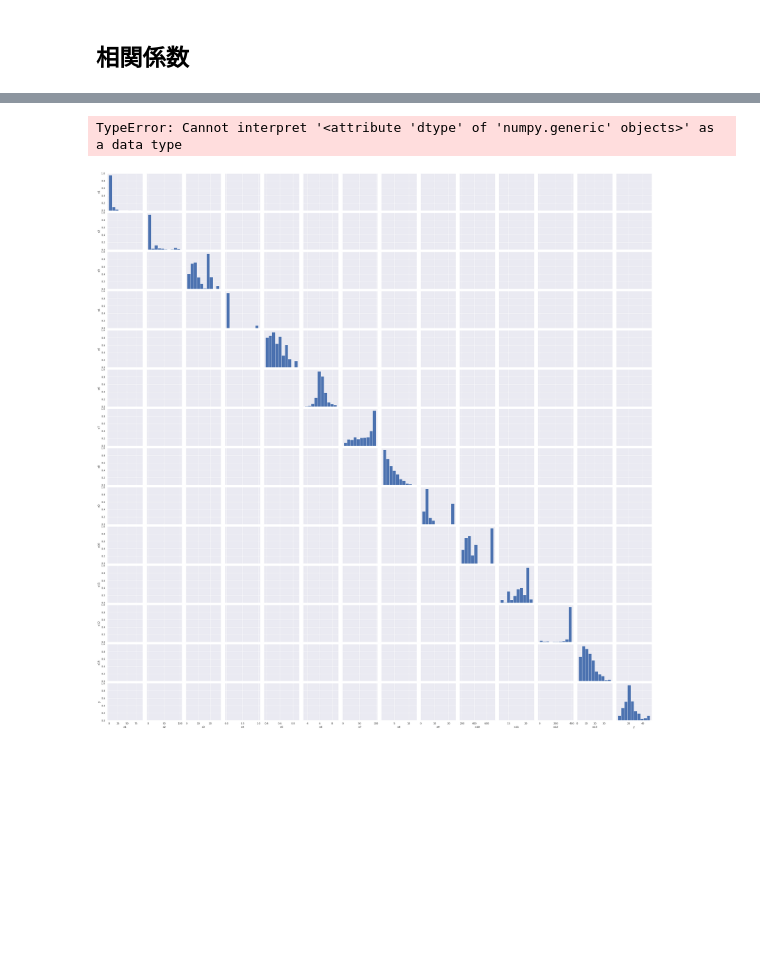
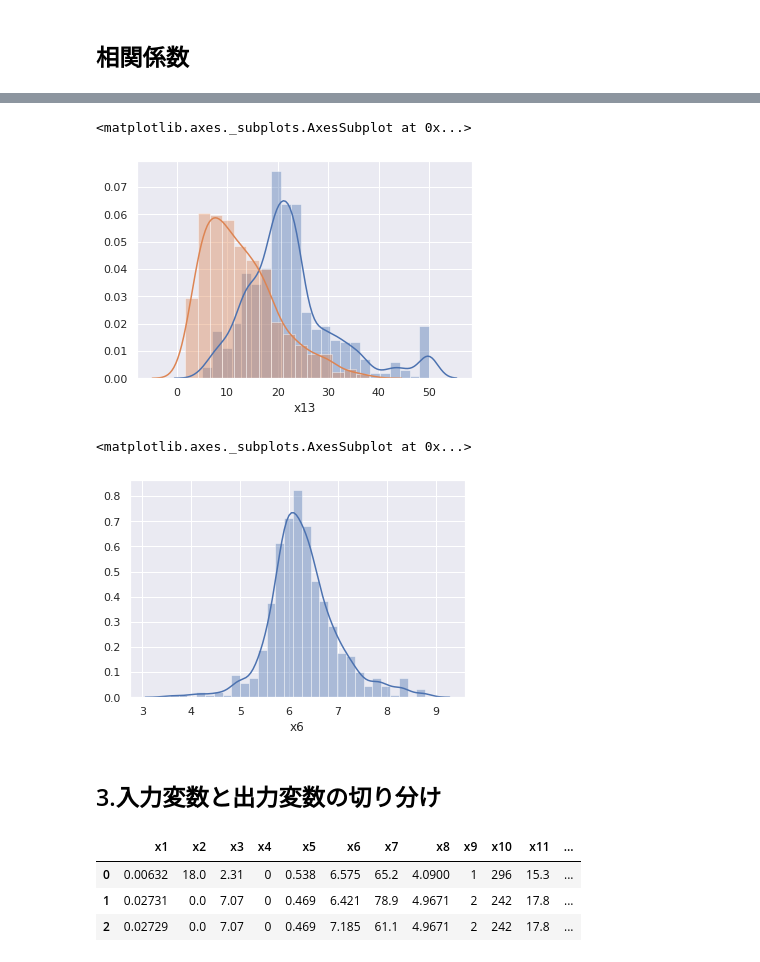
Before and after one commit to ng3rdstmadgke/sagemaker-test, a Jupyter notebook: kikagaku/kikagaku_03.ipynb, the cells around one changed output, grey strips where cells are left out. Saved outputs shown, nothing was run; the diff lists cells and outputs as text; code cells hidden in the pictures; blank space fills up the shorter version.

```diff
--- a/kikagaku/kikagaku_03.ipynb
+++ b/kikagaku/kikagaku_03.ipynb
@@ -89,5 +118,21 @@ df.corr()
+# %%
+# 相関が高いものはデータの分布が似ている
+sns.distplot(df["y"])
+sns.distplot(df["x13"])
+# %% [output]
+<matplotlib.axes._subplots.AxesSubplot at 0x...>
+[figure, added]
 # %%
-sns.pairplot(df)
+sns.distplot(df["x6"])
 # %% [output]
-TypeError: Cannot interpret '<attribute 'dtype' of 'numpy.generic' objects>' as a data type
+<matplotlib.axes._subplots.AxesSubplot at 0x...>
-[figure, old version]
+[figure, new version]
+# %% [markdown]
+## 3.入力変数と出力変数の切り分け
+# %%
+df.head(3)
+# %% [output]
+|  | x1 | x2 | x3 | x4 | x5 | x6 | x7 | x8 | x9 | x10 | x11 | ... |
+| 0 | 0.00632 | 18.0 | 2.31 | 0 | 0.538 | 6.575 | 65.2 | 4.0900 | 1 | 296 | 15.3 | ... |
+| 1 | 0.02731 | 0.0 | 7.07 | 0 | 0.469 | 6.421 | 78.9 | 4.9671 | 2 | 242 | 17.8 | ... |
+| 2 | 0.02729 | 0.0 | 7.07 | 0 | 0.469 | 7.185 | 61.1 | 4.9671 | 2 | 242 | 17.8 | ... |
```
Also changed, not shown: parts of 36 cells of this notebook, 2 other files.
